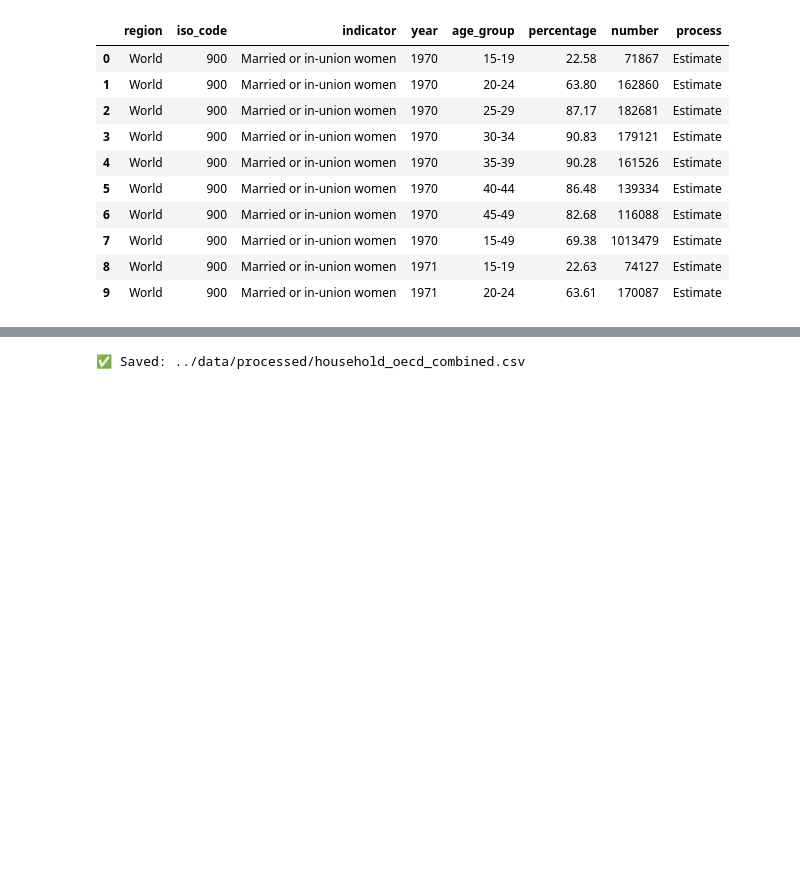
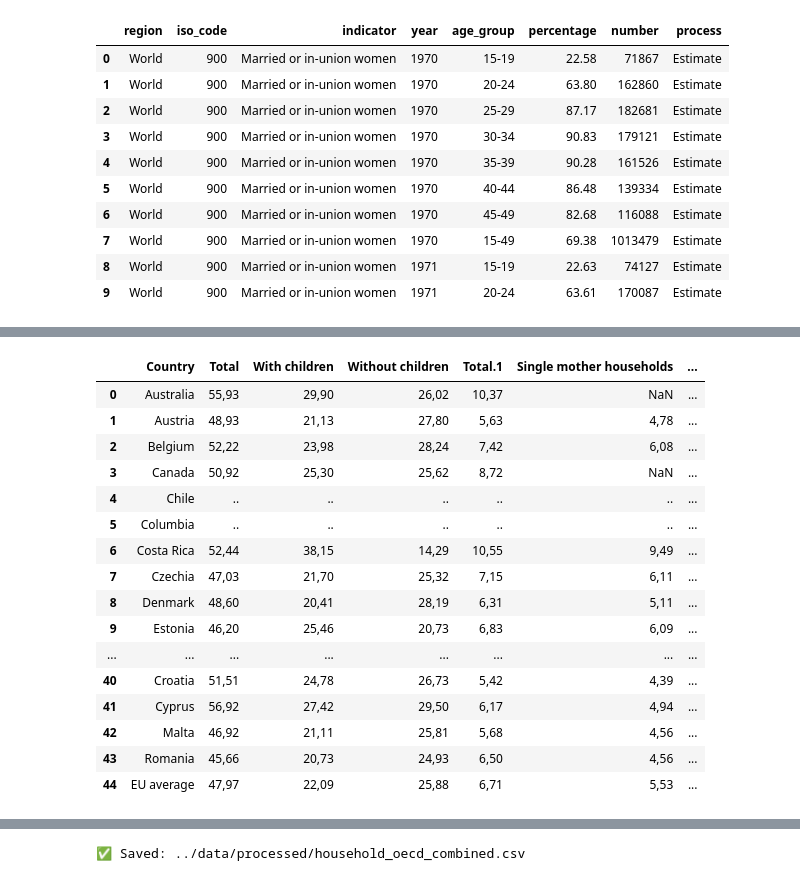
Before and after one commit to YkslB/marriage_statistics, a Jupyter notebook: scripts/Cleaning.ipynb, the cells around one changed output, grey strips where cells are left out. Drawn from its saved outputs; the diff is of its cells as text; code cells hidden in the pictures; blank space fills up the shorter version.

```diff
--- a/scripts/Cleaning.ipynb
+++ b/scripts/Cleaning.ipynb
@@ -959,0 +981,23 @@ df_15.head(10)
+# %%
+df_16_2 = pd.read_csv('../data/Raw/OECD/SF_1_1_Family_size_and_composition - Sayfa2.csv', header=1)
+df_16_2
+#Table SF1.1.A. Types of household, 2021a
+# share_couple_total	share_couple_with_children	share_couple_without_children	share_single_parent_total	share_single_mother	share_single_father	share_single_person	share_other_types
+# %% [output]
+|  | Country | Total | With children | Without children | Total.1 | Single mother households | ... |
+| 0 | Australia | 55,93 | 29,90 | 26,02 | 10,37 | NaN | ... |
+| 1 | Austria | 48,93 | 21,13 | 27,80 | 5,63 | 4,78 | ... |
+| 2 | Belgium | 52,22 | 23,98 | 28,24 | 7,42 | 6,08 | ... |
+| 3 | Canada | 50,92 | 25,30 | 25,62 | 8,72 | NaN | ... |
+| 4 | Chile | .. | .. | .. | .. | .. | ... |
+| 5 | Columbia | .. | .. | .. | .. | .. | ... |
+| 6 | Costa Rica | 52,44 | 38,15 | 14,29 | 10,55 | 9,49 | ... |
+| 7 | Czechia | 47,03 | 21,70 | 25,32 | 7,15 | 6,11 | ... |
+| 8 | Denmark | 48,60 | 20,41 | 28,19 | 6,31 | 5,11 | ... |
+| 9 | Estonia | 46,20 | 25,46 | 20,73 | 6,83 | 6,09 | ... |
+| ... | ... | ... | ... | ... | ... | ... | ... |
+| 40 | Croatia | 51,51 | 24,78 | 26,73 | 5,42 | 4,39 | ... |
+| 41 | Cyprus | 56,92 | 27,42 | 29,50 | 6,17 | 4,94 | ... |
+| 42 | Malta | 46,92 | 21,11 | 25,81 | 5,68 | 4,56 | ... |
+| 43 | Romania | 45,66 | 20,73 | 24,93 | 6,50 | 4,56 | ... |
+| 44 | EU average | 47,97 | 22,09 | 25,88 | 6,71 | 5,53 | ... |
```
Also changed, not shown: parts of 25 cells of this notebook, 5 other files.
